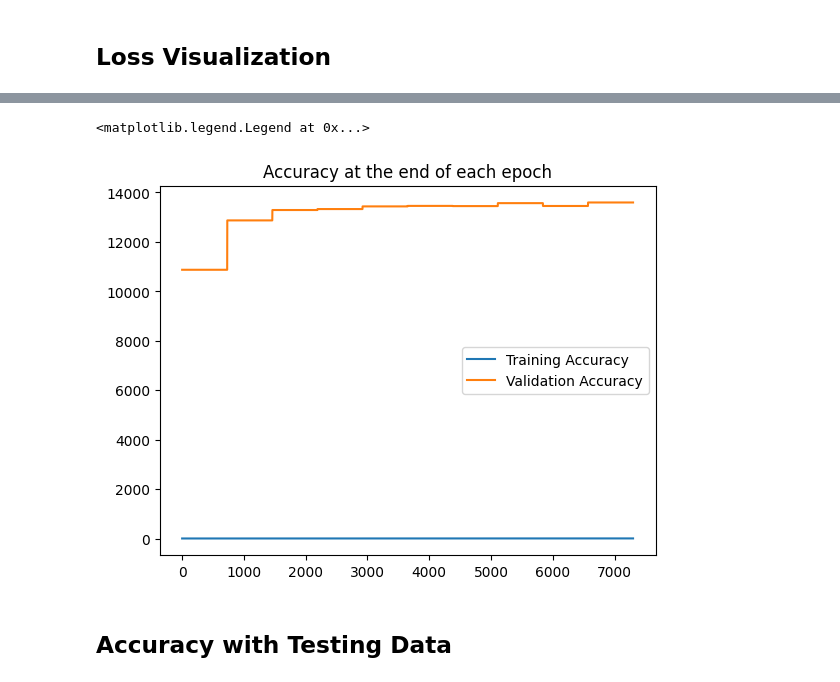
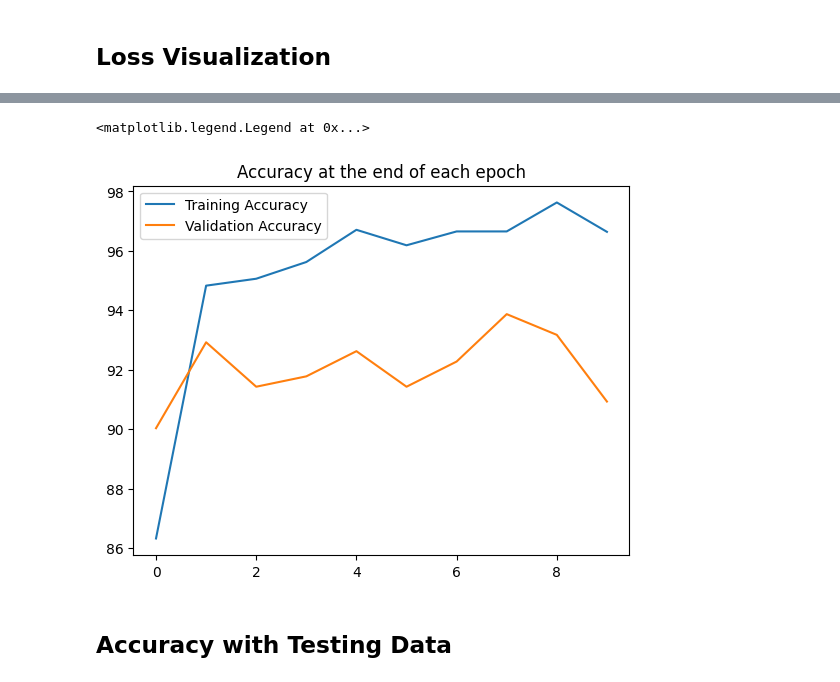
Before and after one commit to gautam-pai/Handwritten-Digit-Recognition, a Jupyter notebook: Hand_Written_Number_Recognition.ipynb, the cells around one changed output, grey strips where cells are left out. Cells and saved outputs as stored; diff of their text form; code cells hidden in the pictures.

```diff
--- a/Hand_Written_Number_Recognition.ipynb
+++ b/Hand_Written_Number_Recognition.ipynb
@@ -214,13 +208,13 @@ plt.legend()
 # %%
 # Accuracy at the end of each epoch
 
-plt.plot([t/600 for t in train_correct],label="Training Accuracy")
-plt.plot([t/100 for t in test_correct],label="Validation Accuracy")
+plt.plot([t/72.91 for t in train_correct],label="Training Accuracy")
+plt.plot([t/20.07 for t in test_correct],label="Validation Accuracy")
 plt.title("Accuracy at the end of each epoch")
 plt.legend()
 # %% [output]
 <matplotlib.legend.Legend at 0x...>
-[figure, old version]
+[figure, new version]
 # %% [markdown]
 ## Accuracy with Testing Data
 # %%
```
Also changed, not shown: parts of 9 cells of this notebook.
